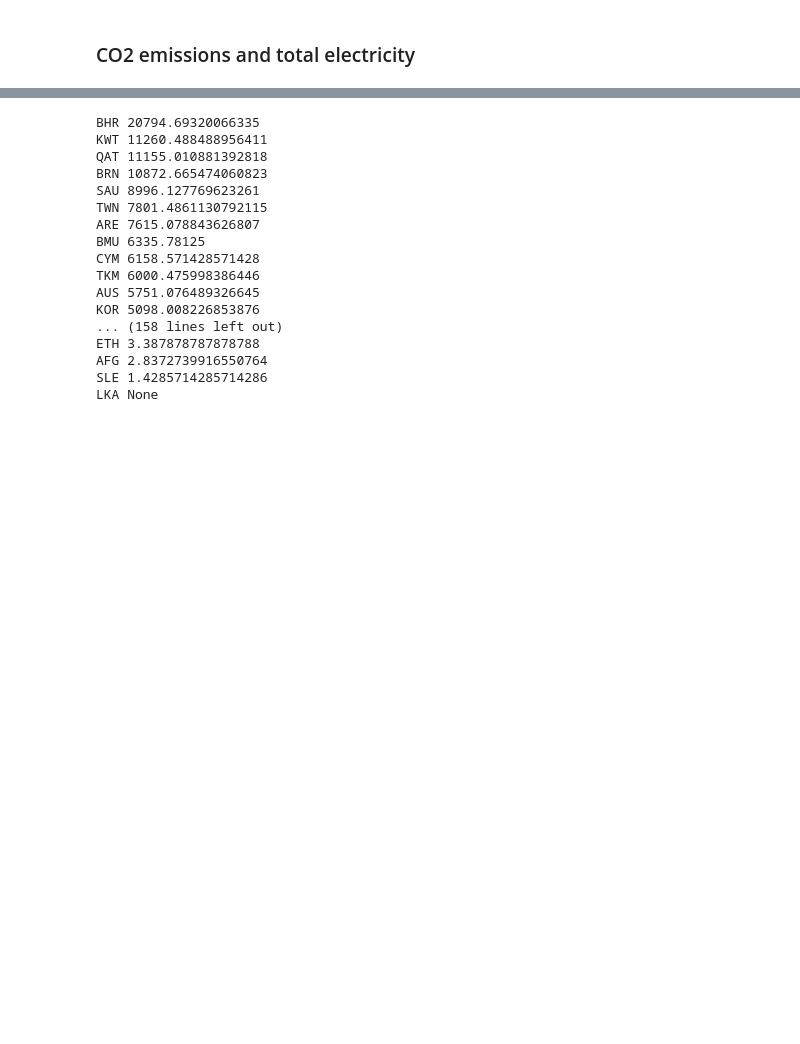
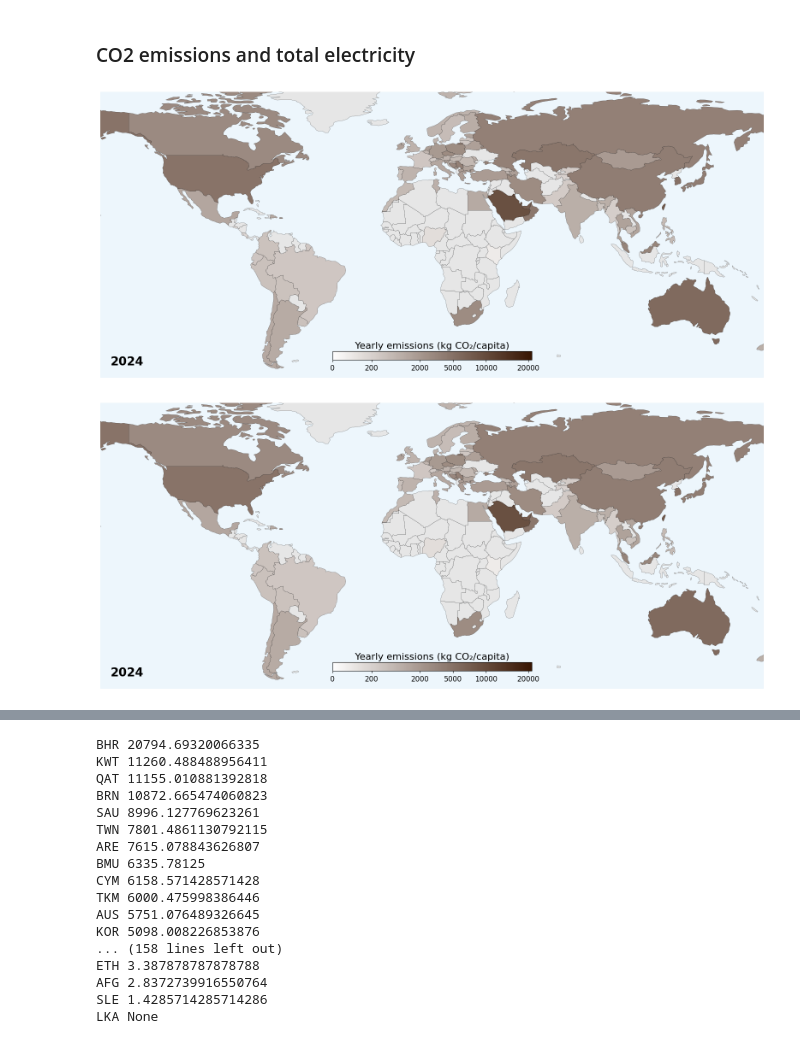
Before and after one commit to raulgarciadiez/energy_maps, a Jupyter notebook: color_code.ipynb, the cells around one changed output, grey strips where cells are left out. Saved outputs shown, nothing was run; the diff lists cells and outputs as text; code cells hidden in the pictures; blank space fills up the shorter version.

```diff
--- a/color_code.ipynb
+++ b/color_code.ipynb
@@ -399,2 +490,12 @@ plt.show()
 # %% [markdown]
 ### CO2 emissions and total electricity
+# %%
+DATA_COLUMN = "Total emissions per capita"
+Year =2024
+cbar_label = "Yearly emissions (kg CO₂/capita)"
+plot_map(Year, DATA_COLUMN, "#381603", cbar_label, cbar_ON=True)
+
+1628CA
+# %% [output]
+[figure, added]
+[figure, added]
```
Also changed, not shown: parts of 7 cells of this notebook, 2 other files.
